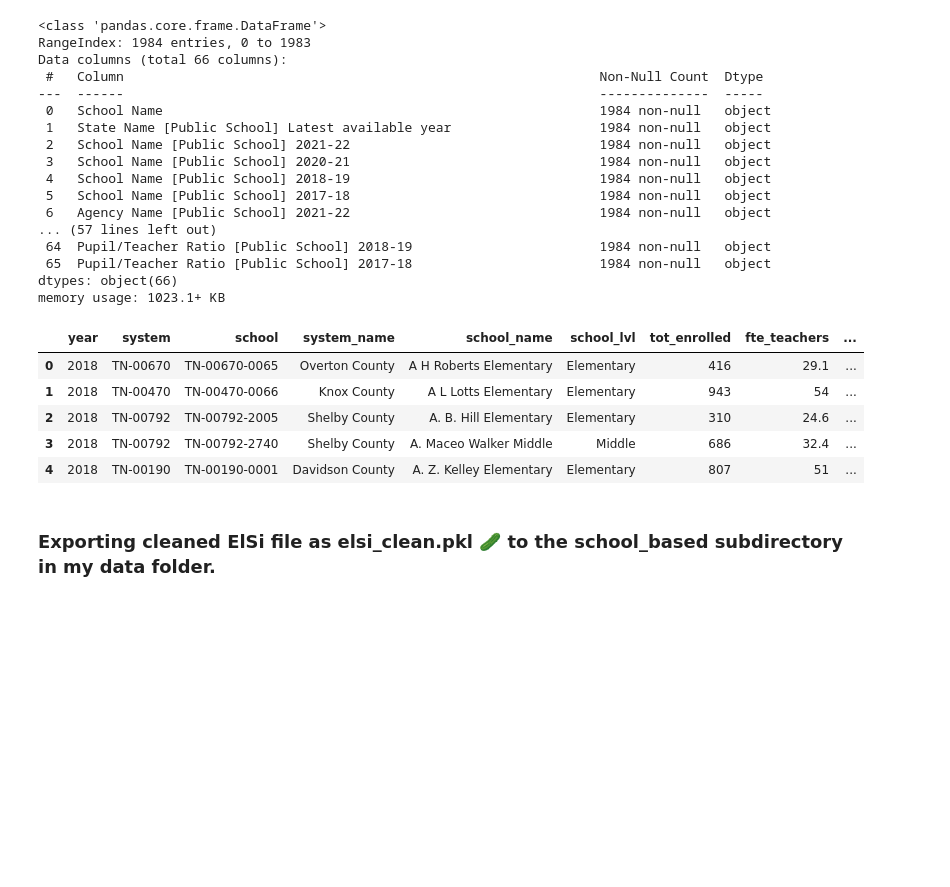
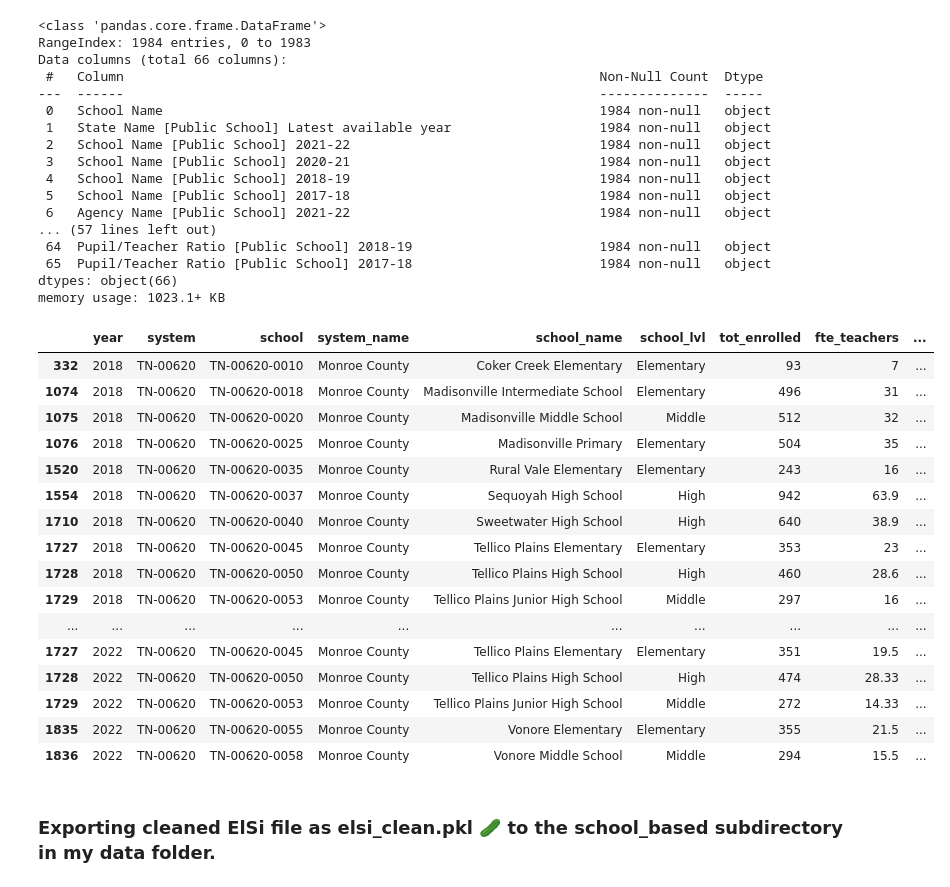
Before and after one commit to Claytor/Capstone_TN_COVID_School_Achievement_Impact, a Jupyter notebook: notebooks/nces_CCD_join.ipynb, the cells around one changed output. Saved outputs shown, nothing was run; the diff lists cells and outputs as text; code cells hidden in the pictures; blank space fills up the shorter version.

```diff
--- a/notebooks/nces_CCD_join.ipynb
+++ b/notebooks/nces_CCD_join.ipynb
@@ -109,15 +109,26 @@ elsi_order = (['year',
             'locale'
              ])
 elsi = elsi[elsi_order]
-# %%
-elsi.head()
-# %% [output]
-|  | year | system | school | system_name | school_name | school_lvl | tot_enrolled | fte_teachers | ... |
-| 0 | 2018 | TN-00670 | TN-00670-0065 | Overton County | A H Roberts Elementary | Elementary | 416 | 29.1 | ... |
-| 1 | 2018 | TN-00470 | TN-00470-0066 | Knox County | A L Lotts Elementary | Elementary | 943 | 54 | ... |
-| 2 | 2018 | TN-00792 | TN-00792-2005 | Shelby County | A. B. Hill Elementary | Elementary | 310 | 24.6 | ... |
-| 3 | 2018 | TN-00792 | TN-00792-2740 | Shelby County | A. Maceo Walker Middle | Middle | 686 | 32.4 | ... |
-| 4 | 2018 | TN-00190 | TN-00190-0001 | Davidson County | A. Z. Kelley Elementary | Elementary | 807 | 51 | ... |
+# %%
+elsi[elsi['system_name'] == 'Monroe County']
+# %% [output]
+|  | year | system | school | system_name | school_name | school_lvl | tot_enrolled | fte_teachers | ... |
+| 332 | 2018 | TN-00620 | TN-00620-0010 | Monroe County | Coker Creek Elementary | Elementary | 93 | 7 | ... |
+| 1074 | 2018 | TN-00620 | TN-00620-0018 | Monroe County | Madisonville Intermediate School | Elementary | 496 | 31 | ... |
+| 1075 | 2018 | TN-00620 | TN-00620-0020 | Monroe County | Madisonville Middle School | Middle | 512 | 32 | ... |
+| 1076 | 2018 | TN-00620 | TN-00620-0025 | Monroe County | Madisonville Primary | Elementary | 504 | 35 | ... |
+| 1520 | 2018 | TN-00620 | TN-00620-0035 | Monroe County | Rural Vale Elementary | Elementary | 243 | 16 | ... |
+| 1554 | 2018 | TN-00620 | TN-00620-0037 | Monroe County | Sequoyah High School | High | 942 | 63.9 | ... |
+| 1710 | 2018 | TN-00620 | TN-00620-0040 | Monroe County | Sweetwater High School | High | 640 | 38.9 | ... |
+| 1727 | 2018 | TN-00620 | TN-00620-0045 | Monroe County | Tellico Plains Elementary | Elementary | 353 | 23 | ... |
+| 1728 | 2018 | TN-00620 | TN-00620-0050 | Monroe County | Tellico Plains High School | High | 460 | 28.6 | ... |
+| 1729 | 2018 | TN-00620 | TN-00620-0053 | Monroe County | Tellico Plains Junior High School | Middle | 297 | 16 | ... |
+| ... | ... | ... | ... | ... | ... | ... | ... | ... | ... |
+| 1727 | 2022 | TN-00620 | TN-00620-0045 | Monroe County | Tellico Plains Elementary | Elementary | 351 | 19.5 | ... |
+| 1728 | 2022 | TN-00620 | TN-00620-0050 | Monroe County | Tellico Plains High School | High | 474 | 28.33 | ... |
+| 1729 | 2022 | TN-00620 | TN-00620-0053 | Monroe County | Tellico Plains Junior High School | Middle | 272 | 14.33 | ... |
+| 1835 | 2022 | TN-00620 | TN-00620-0055 | Monroe County | Vonore Elementary | Elementary | 355 | 21.5 | ... |
+| 1836 | 2022 | TN-00620 | TN-00620-0058 | Monroe County | Vonore Middle School | Middle | 294 | 15.5 | ... |
 # %% [markdown]
 ### Exporting cleaned ElSi file as elsi_clean.pkl 🥒 to the school_based subdirectory in my data folder.
 # %%
```
Also changed, not shown: 3 other files.
